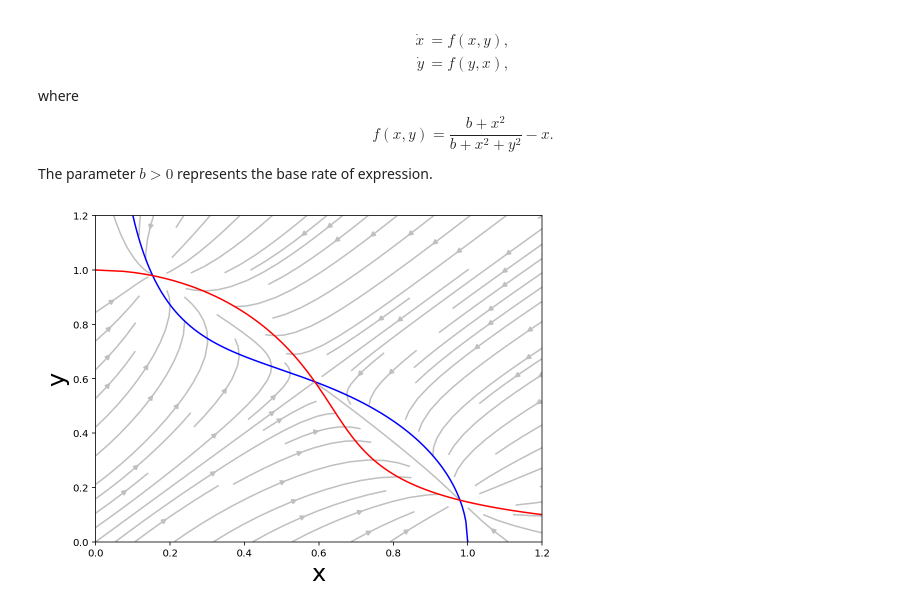
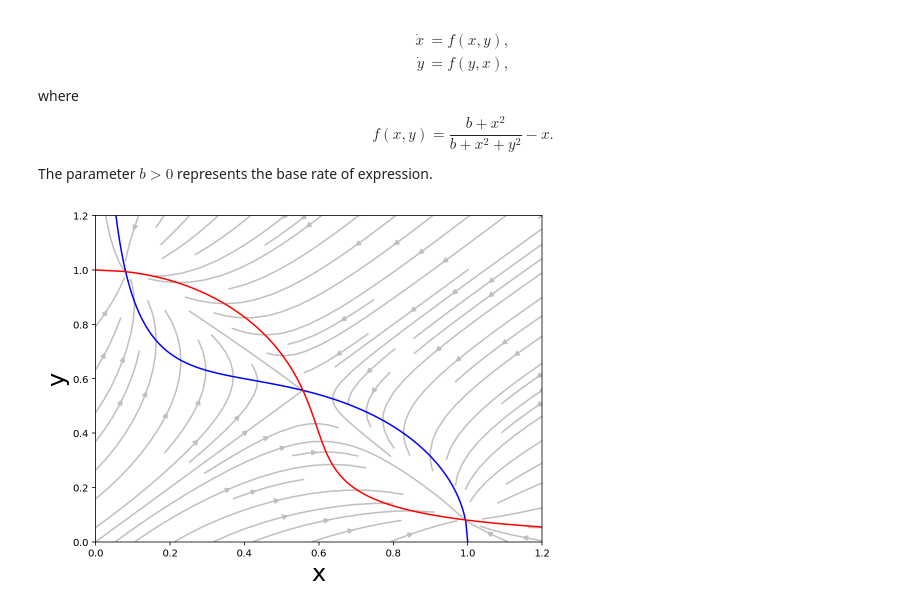
Before and after one commit to newby-jay/MATH371-Winter2020-JupyterNotebooks, a Jupyter notebook: Week 4 - birth death systems.ipynb, the cells around one changed output. Drawn from its saved outputs; the diff is of its cells as text; code cells hidden in the pictures.

```diff
--- a/Week 4 - birth death systems.ipynb
+++ b/Week 4 - birth death systems.ipynb
@@ -126,30 +126,27 @@ f(x, y) = \frac{b + x^2}{b + x^2 + y^2} - x.
 $$
 The parameter $b>0$ represents the base rate of expression.
 # %%
-b = 0.15
+b = 0.08
 x = linspace(0.01, 1, 200)
 y1 = sqrt((b + x**2)*(1-x)/x)
-y2 = -sqrt((b + x**2)*(1-x)/x)
 
 xv = linspace(0, 1.5, 50)
 X, Y = meshgrid(xv, xv)
 U = (b + X**2)/(b + X**2 + Y**2) - X
 V = (b + Y**2)/(b + Y**2 + X**2) - Y
 # U /= sqrt(U**2 + V**2)
 # V /= sqrt(U**2 + V**2)
 
 figure(1, [8, 6])
 
 # quiver(X, Y, U, V, color='0.5')
 streamplot(X, Y, U, V, color='0.75')
 
 plot(x, y1, 'b')
 plot(y1, x, 'r')
-plot(x, y2, 'b')
-plot(y2, x, 'r')
 xlim(0, 1.2)
 ylim(0, 1.2)
 xlabel('x', fontsize=24)
 ylabel('y', fontsize=24);
 # %% [output]
-[figure, old version]
+[figure, new version]
```
